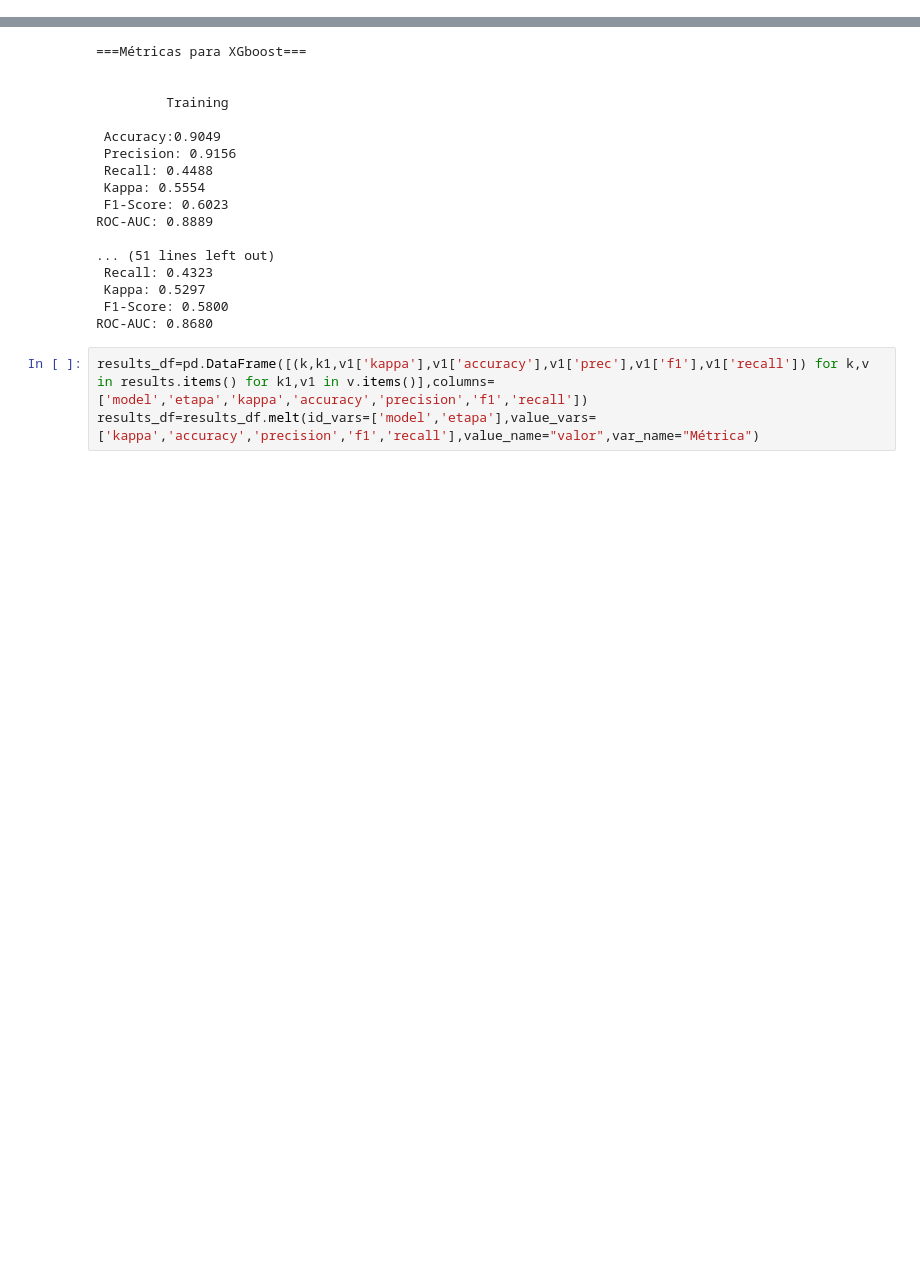
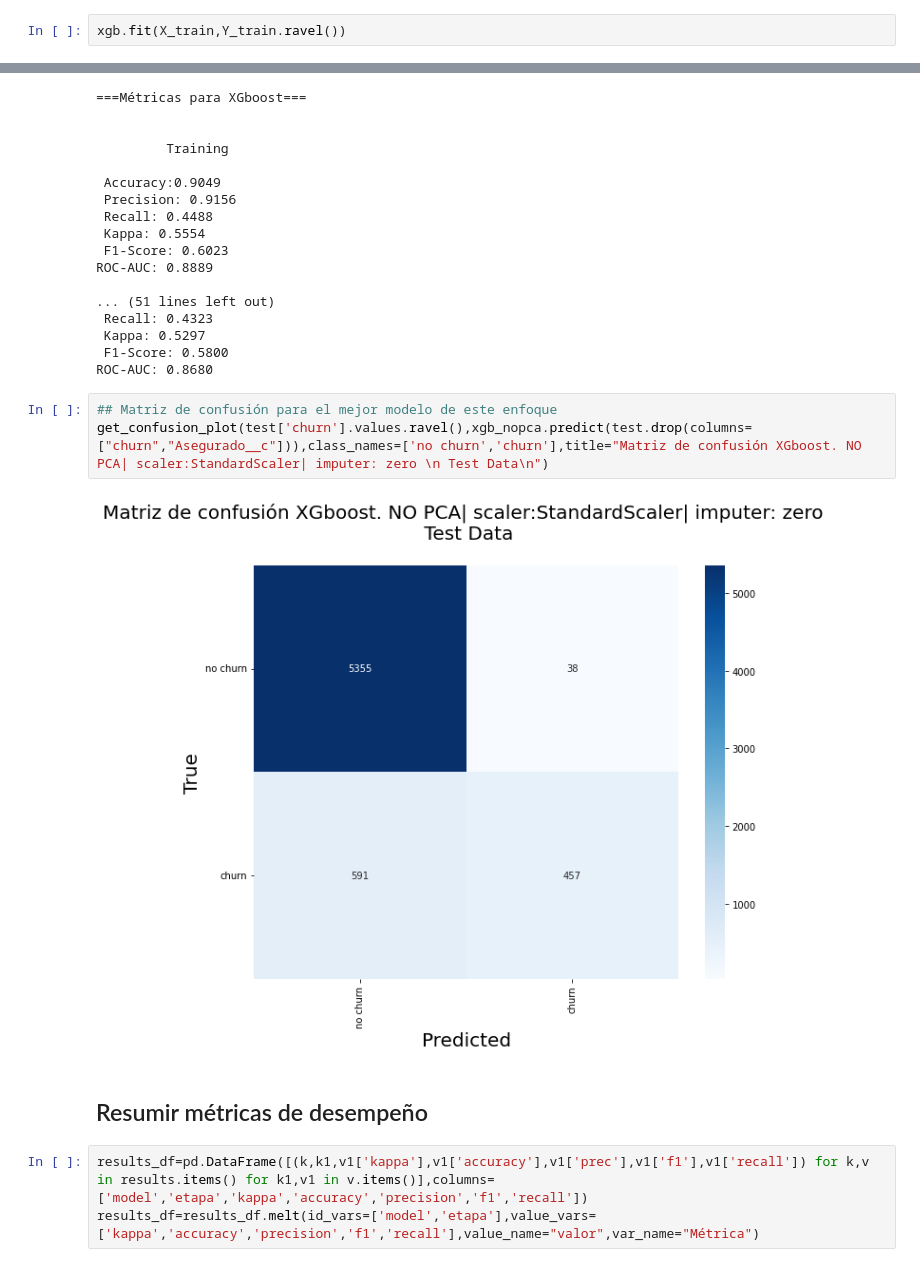
Before and after one commit to statscol/churn-pv-mvp, a Jupyter notebook: 03-Entrenamiento-modelo.ipynb, the cells around one changed output, grey strips where cells are left out. Saved outputs shown, nothing was run; the diff lists cells and outputs as text; blank space fills up the shorter version.

```diff
--- a/03-Entrenamiento-modelo.ipynb
+++ b/03-Entrenamiento-modelo.ipynb
@@ -119,6 +119,8 @@ def get_classifier_model(model_name:str,k_cv:int=5,scoring="f1",imputer="zero",s
 xgb=get_classifier_model("xgboost")
 logistic=get_classifier_model("logistic_regression")
 lightgbm=get_classifier_model("lightgbm")
+# %%
+xgb.fit(X_train,Y_train.ravel())
 # %%
 logistic.fit(X_train,Y_train.ravel())
 # %% [output]
@@ -477,6 +479,13 @@ ROC-AUC: 0.8889
  Kappa: 0.5297
  F1-Score: 0.5800
 ROC-AUC: 0.8680
+# %%
+## Matriz de confusión para el mejor modelo de este enfoque
+get_confusion_plot(test['churn'].values.ravel(),xgb_nopca.predict(test.drop(columns=["churn","Asegurado__c"])),class_names=['no churn','churn'],title="Matriz de confusión XGboost. NO PCA| scaler:StandardScaler| imputer: zero \n Test Data\n")
+# %% [output]
+[figure, added]
+# %% [markdown]
+## Resumir métricas de desempeño
 # %%
 results_df=pd.DataFrame([(k,k1,v1['kappa'],v1['accuracy'],v1['prec'],v1['f1'],v1['recall']) for k,v in results.items() for k1,v1 in v.items()],columns=['model','etapa','kappa','accuracy','precision','f1','recall'])
 results_df=results_df.melt(id_vars=['model','etapa'],value_vars=['kappa','accuracy','precision','f1','recall'],value_name="valor",var_name="Métrica")
```
Also changed, not shown: parts of 2 cells of this notebook, 3 other files.
